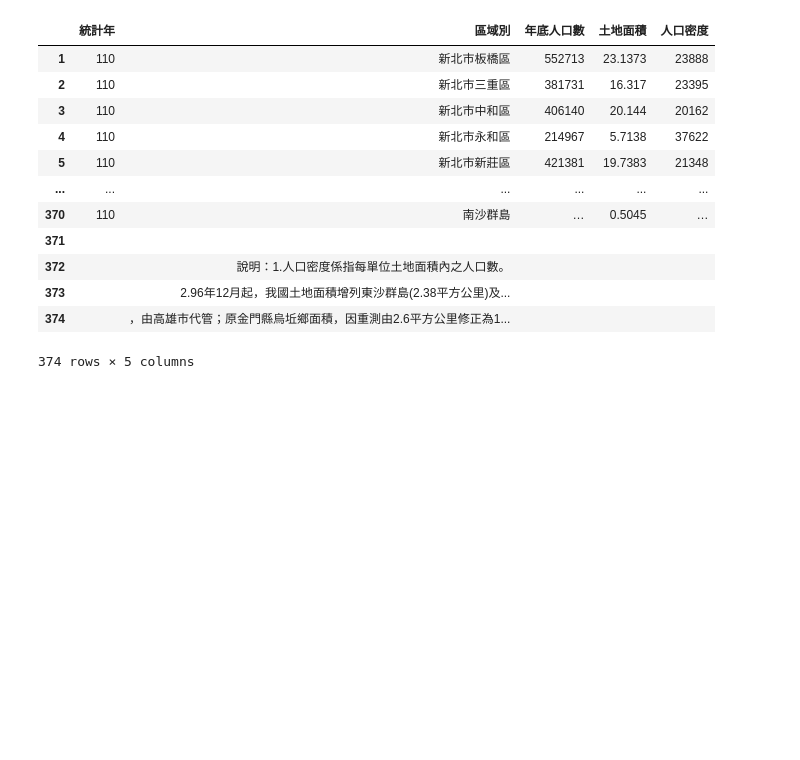
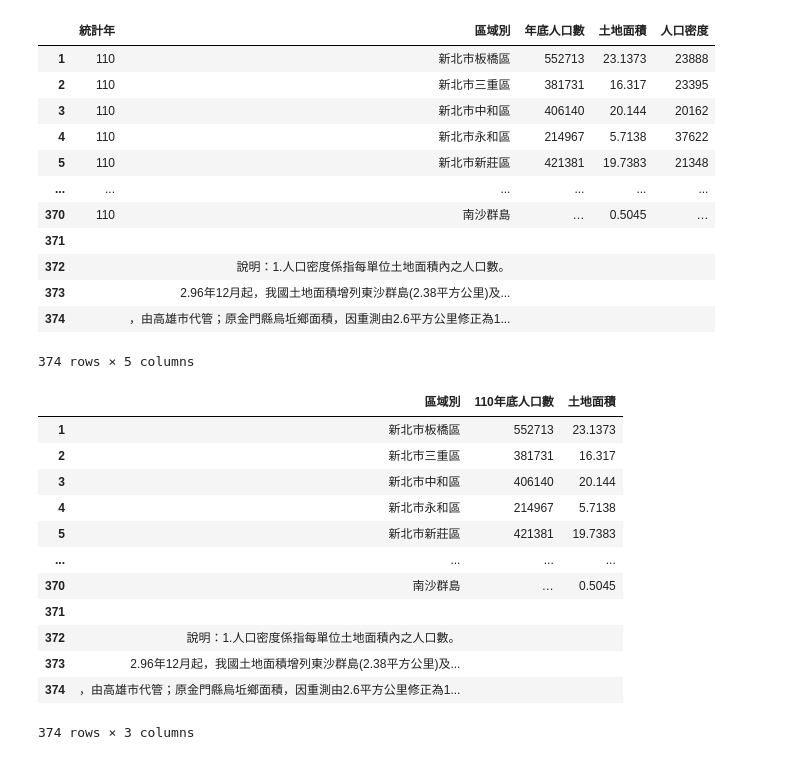
Before and after one commit to roberthsu2003/python, a Jupyter notebook: 上課用目錄/python813/lesson16_2.ipynb, the cells around one changed output. Cells and saved outputs as stored; diff of their text form; code cells hidden in the pictures; blank space fills up the shorter version.

```diff
--- a/上課用目錄/python813/lesson16_2.ipynb
+++ b/上課用目錄/python813/lesson16_2.ipynb
@@ -87,3 +87,22 @@ dataFrame1
 | 373 |  | 2.96年12月起，我國土地面積增列東沙群島(2.38平方公里)及... |  |  |  |
 | 374 |  | ，由高雄市代管；原金門縣烏坵鄉面積，因重測由2.6平方公里修正為1... |  |  |  |
 374 rows × 5 columns
+# %%
+#dataFrame1.iloc[:,1:4]
+dataFrame2=dataFrame1.reindex(columns=['區域別','年底人口數','土地面積'])
+dataFrame3 = dataFrame2.rename(columns={'年底人口數':'110年底人口數'})
+dataFrame3
+# %% [output]
+|  | 區域別 | 110年底人口數 | 土地面積 |
+| 1 | 新北市板橋區 | 552713 | 23.1373 |
+| 2 | 新北市三重區 | 381731 | 16.317 |
+| 3 | 新北市中和區 | 406140 | 20.144 |
+| 4 | 新北市永和區 | 214967 | 5.7138 |
+| 5 | 新北市新莊區 | 421381 | 19.7383 |
+| ... | ... | ... | ... |
+| 370 | 南沙群島 | … | 0.5045 |
+| 371 |  |  |  |
+| 372 | 說明：1.人口密度係指每單位土地面積內之人口數。 |  |  |
+| 373 | 2.96年12月起，我國土地面積增列東沙群島(2.38平方公里)及... |  |  |
+| 374 | ，由高雄市代管；原金門縣烏坵鄉面積，因重測由2.6平方公里修正為1... |  |  |
+374 rows × 3 columns
```
